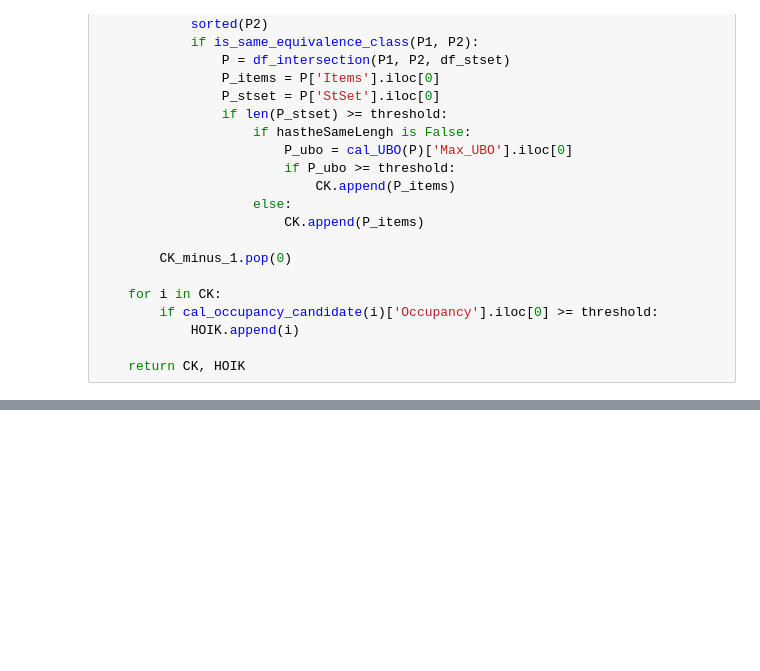
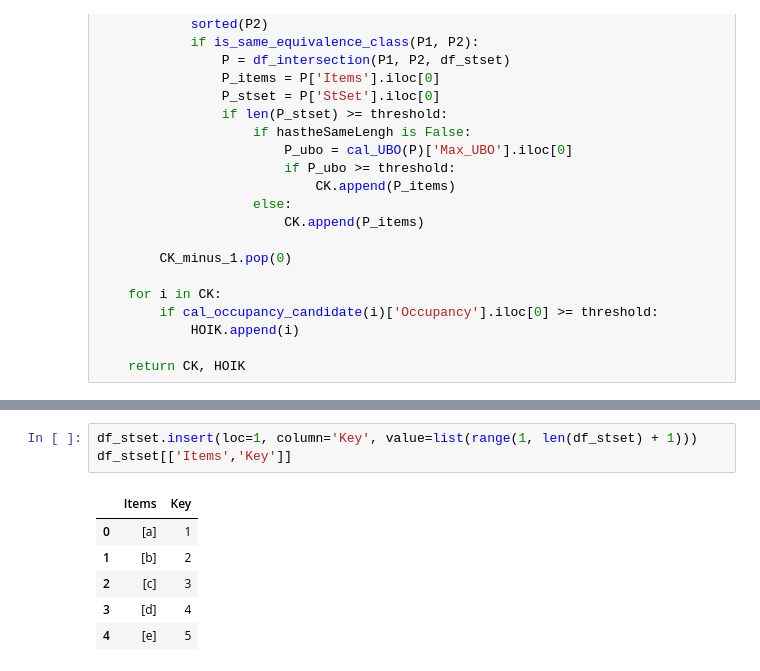
Before and after one commit to thaitrann/High-Occupancy-Itemset, a Jupyter notebook: code/FHOI.ipynb, the cells around one changed output, grey strips where cells are left out. Drawn from its saved outputs; the diff is of its cells as text; blank space fills up the shorter version.

```diff
--- a/code/FHOI.ipynb
+++ b/code/FHOI.ipynb
@@ -368,0 +369,10 @@ Execution time: 2.0152628421783447 seconds
+# %%
+df_stset.insert(loc=1, column='Key', value=list(range(1, len(df_stset) + 1)))
+df_stset[['Items','Key']]
+# %% [output]
+|  | Items | Key |
+| 0 | [a] | 1 |
+| 1 | [b] | 2 |
+| 2 | [c] | 3 |
+| 3 | [d] | 4 |
+| 4 | [e] | 5 |
```
Also changed, not shown: parts of 6 cells of this notebook.
